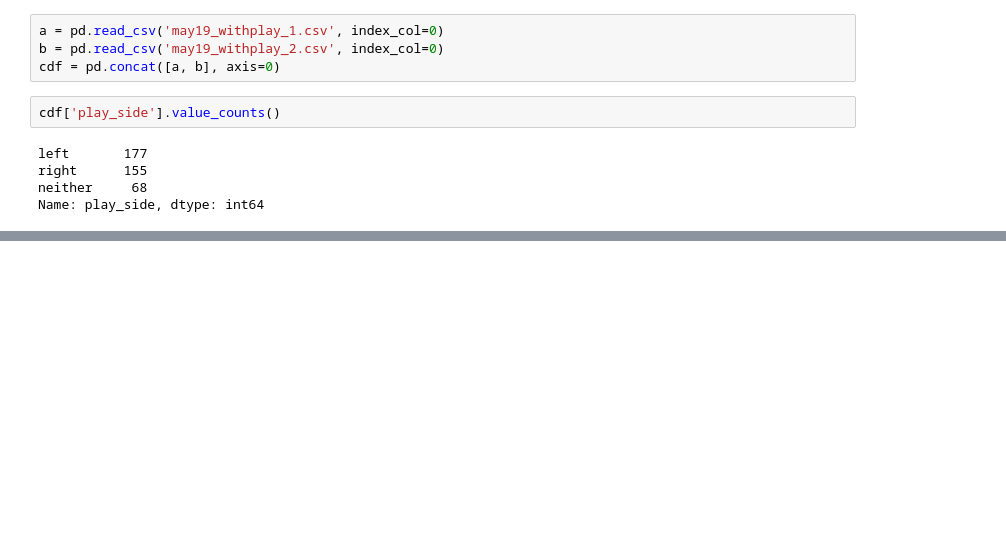
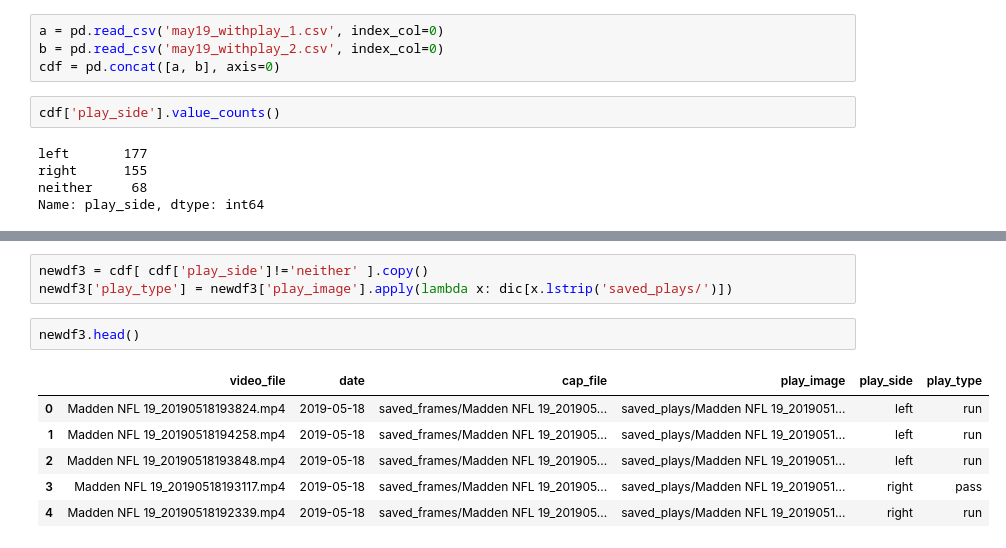
Before and after one commit to WJMatthew/MUT19, a Jupyter notebook: video/mut_clips.ipynb, the cells around one changed output, grey strips where cells are left out. Saved outputs shown, nothing was run; the diff lists cells and outputs as text; blank space fills up the shorter version.

```diff
--- a/video/mut_clips.ipynb
+++ b/video/mut_clips.ipynb
@@ -220,0 +241,12 @@ Name: play_side, dtype: int64
+# %%
+newdf3 = cdf[ cdf['play_side']!='neither' ].copy()
+newdf3['play_type'] = newdf3['play_image'].apply(lambda x: dic[x.lstrip('saved_plays/')])
+# %%
+newdf3.head()
+# %% [output]
+|  | video_file | date | cap_file | play_image | play_side | play_type |
+| 0 | Madden NFL 19_20190518193824.mp4 | 2019-05-18 | saved_frames/Madden NFL 19_201905... | saved_plays/Madden NFL 19_2019051... | left | run |
+| 1 | Madden NFL 19_20190518194258.mp4 | 2019-05-18 | saved_frames/Madden NFL 19_201905... | saved_plays/Madden NFL 19_2019051... | left | run |
+| 2 | Madden NFL 19_20190518193848.mp4 | 2019-05-18 | saved_frames/Madden NFL 19_201905... | saved_plays/Madden NFL 19_2019051... | left | run |
+| 3 | Madden NFL 19_20190518193117.mp4 | 2019-05-18 | saved_frames/Madden NFL 19_201905... | saved_plays/Madden NFL 19_2019051... | right | pass |
+| 4 | Madden NFL 19_20190518192339.mp4 | 2019-05-18 | saved_frames/Madden NFL 19_201905... | saved_plays/Madden NFL 19_2019051... | right | run |
```
Also changed, not shown: parts of 8 cells of this notebook, 1 other file.
